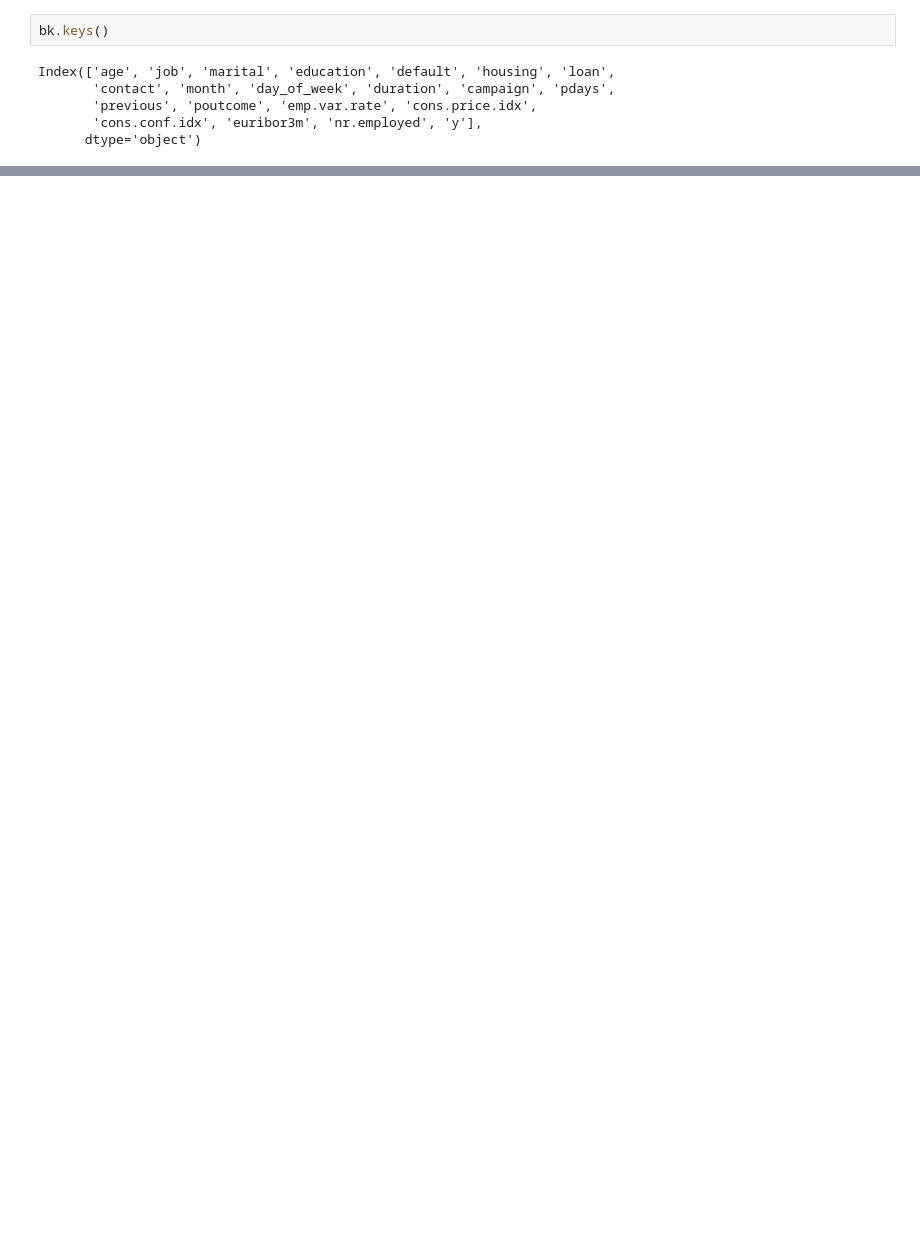
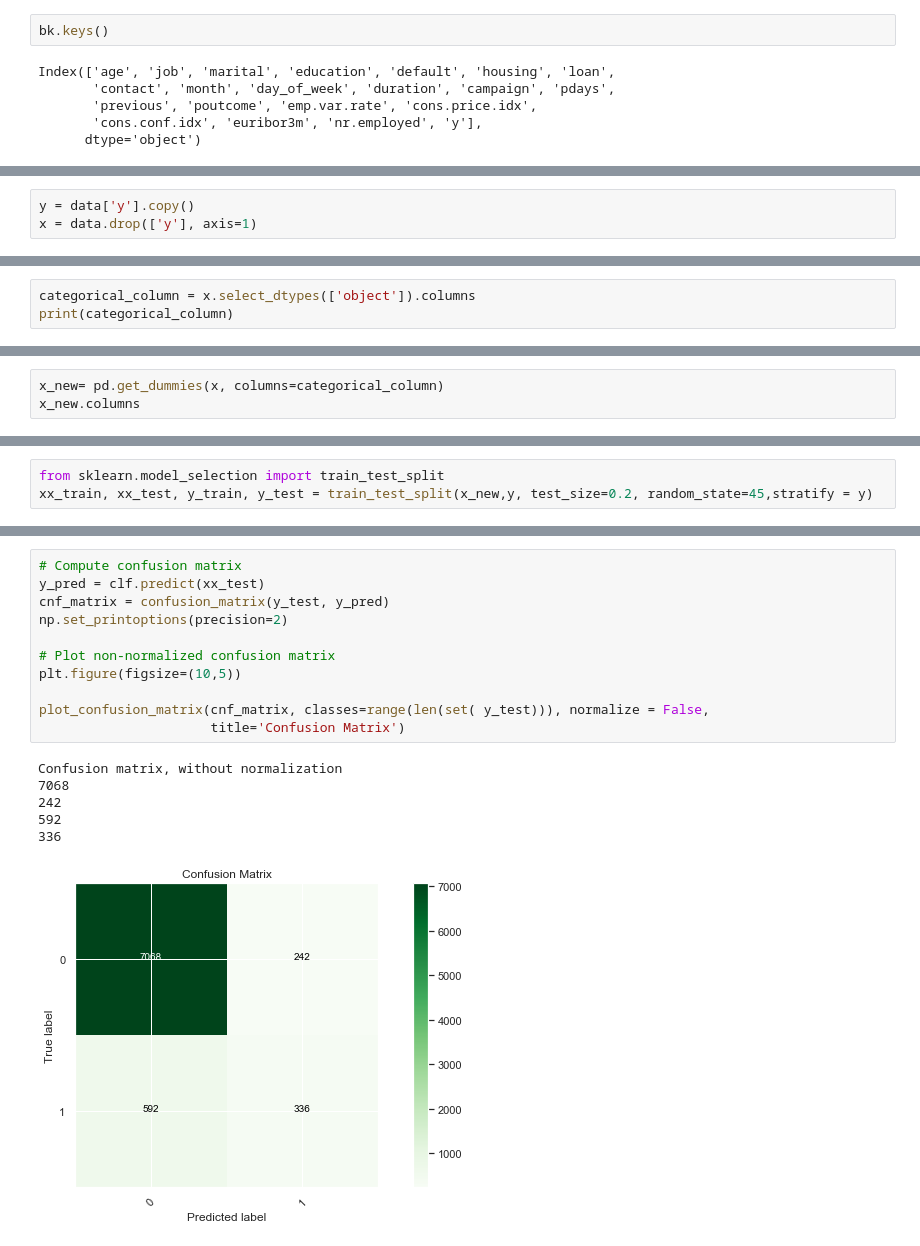
Before and after one commit to abbas163/ce888labs, a Jupyter notebook: Lab3/bank-additional-full.ipynb, the cells around one changed output, grey strips where cells are left out. Saved outputs shown, nothing was run; the diff lists cells and outputs as text; blank space fills up the shorter version.

```diff
--- a/Lab3/bank-additional-full.ipynb
+++ b/Lab3/bank-additional-full.ipynb
@@ -82,0 +190,3 @@ bk.head(20)
+# %%
+y = data['y'].copy()
+x = data.drop(['y'], axis=1)
@@ -82,0 +202,3 @@ bk.head(20)
+# %%
+categorical_column = x.select_dtypes(['object']).columns
+print(categorical_column)
@@ -82,0 +220,3 @@ bk.head(20)
+# %%
+x_new= pd.get_dummies(x, columns=categorical_column)
+x_new.columns
@@ -82,0 +303,3 @@ bk.head(20)
+# %%
+from sklearn.model_selection import train_test_split
+xx_train, xx_test, y_train, y_test = train_test_split(x_new,y, test_size=0.2, random_state=45,stratify = y)
@@ -82,0 +406,18 @@ bk.head(20)
+# %%
+# Compute confusion matrix
+y_pred = clf.predict(xx_test)
+cnf_matrix = confusion_matrix(y_test, y_pred)
+np.set_printoptions(precision=2)
+
+# Plot non-normalized confusion matrix
+plt.figure(figsize=(10,5))
+
+plot_confusion_matrix(cnf_matrix, classes=range(len(set( y_test))), normalize = False,
+                      title='Confusion Matrix')
+# %% [output]
+Confusion matrix, without normalization
+7068
+242
+592
+336
+[figure, added]
```
Also changed, not shown: parts of 43 cells of this notebook.
